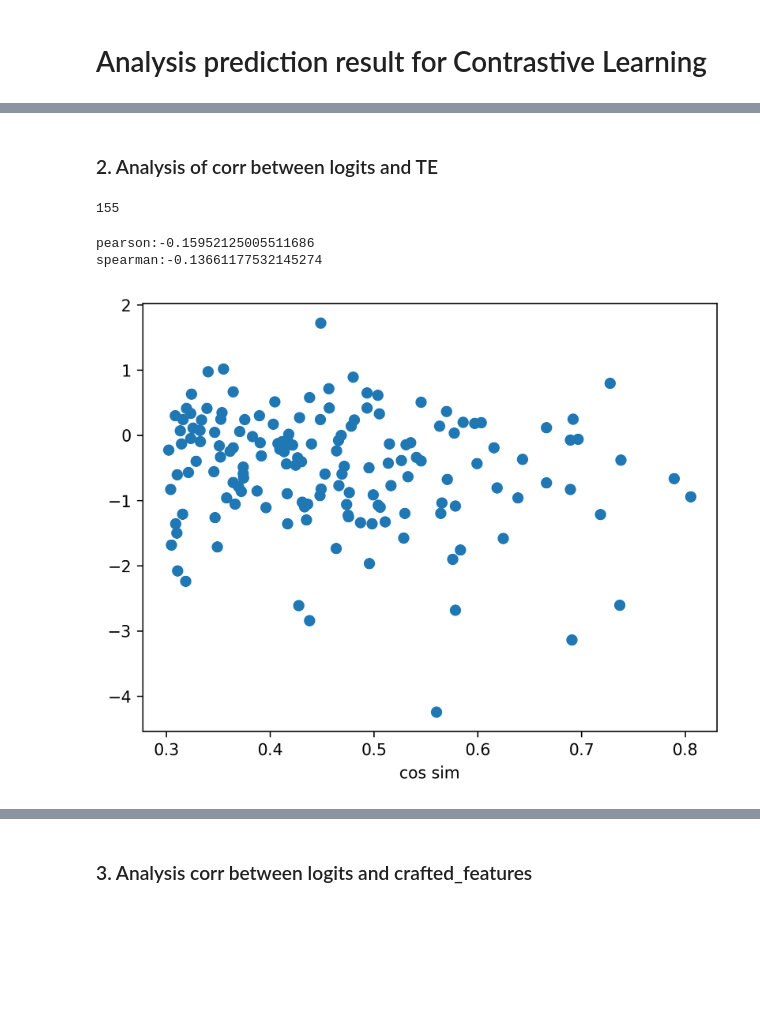
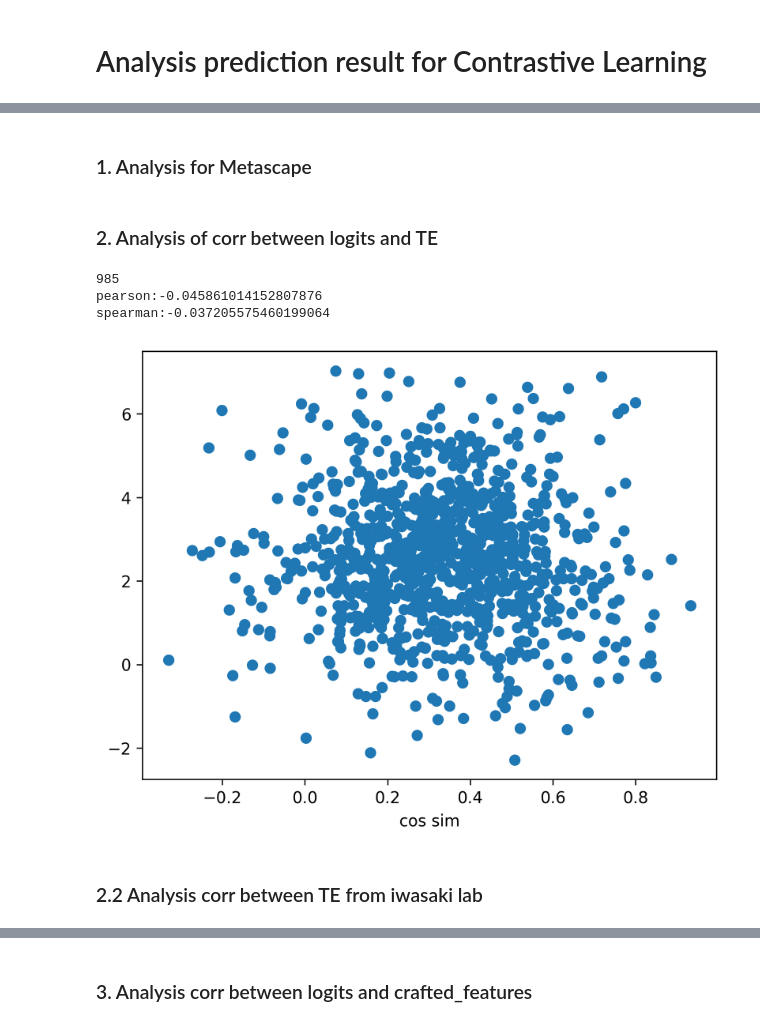
Before and after one commit to hmdlab/utr_pairpred, a Jupyter notebook: pred_analysis.ipynb, the cells around one changed output, grey strips where cells are left out. Drawn from its saved outputs; the diff is of its cells as text; code cells hidden in the pictures; blank space fills up the shorter version.

```diff
--- a/pred_analysis.ipynb
+++ b/pred_analysis.ipynb
@@ -88,7 +93,7 @@ plt.savefig(f"./results/imgs/aucroc_{os.path.basename(data_dir)}")
 # %%
 ## Data setup
 root_dir="./results/runs"
-data_list=["MLP_split_large_ave_cdhit09_model_mod","contrastive_1e4","mouse_MLP_split_large_ave_cdhit09","mouse_contrastive_1e4"]
+data_list=["contrastive_learing_10fold_shuffle_seed0/9","MLP_split_large_ave_10fold_shuffle_seed0","mouse_contrastive_learing_10fold_shuffle_seed0/9","mouse_contrastive_1e4"]
 score_dic=dict()
 pred_res_dic=dict()
 for d in data_list:
@@ -214 +226,3 @@ df_pred_res
 3360 rows × 14 columns
+# %% [markdown]
+### 1. Analysis for Metascape
@@ -215,28 +242,64 @@ df_pred_res
 # %% [markdown]
 ### 2. Analysis of corr between logits and TE
 # %%
-te=pd.read_table("data/human/TE/df_counts_and_len.TE_sorted.HEK_Andrev2015.with_annot.txt",sep=" ")
-#te=pd.read_table("data/human/TE/df_counts_and_len.TE_sorted.pc3.with_annot.txt",sep=" ")
+#te=pd.read_table("data/human/TE/df_counts_and_len.TE_sorted.HEK_Andrev2015.with_annot.txt",sep=" ")
+te=pd.read_table("data/human/TE/df_counts_and_len.TE_sorted.pc3.with_annot.txt",sep=" ")
 te=te.dropna()
 te=te[(te["rpkm_riboseq"]>0.1)&(te["rpkm_rnaseq"]>5)]
+
 te_enst=te["ensembl_tx_id"].values
-
-gencode_enst=df_pred_res[(df_pred_res["label"]==1)&(df_pred_res["cos_sim"]>0.3)]["ENST_ID_PRE"].values
-match_id=list(set(te_enst)&set(gencode_enst))
-print(len(match_id))
-# %% [output]
-155
+# %%
+## For multi set
+flg=1
+for i in range(5):
+    dir  =f"./results/runs/contrastive_learning_seed{i+1}"
+    pred_path = os.path.join(dir,"pred_results.pkl")
+    with open(pred_path,"rb") as f:
+        pred_results=pickle.load(f) # (out_cos_sim,out_logits,pair_idx_list)
+        pair_idx = reconst_pair_idx(pred_results[-1])
+        logits=pred_results[1].reshape(-1)
+        cos_sim = pred_results[0].reshape(-1)
+
+    df_pred_res=pd.DataFrame(pair_idx,columns=["utr5","utr3","label"])
+    df_pred_res["pred"] = list(map(discritize,pred_results[1]))
+    df_pred_res["correct"] = (df_pred_res["label"]==df_pred_res["pred"]).values
+    df_pred_res["logits"] = logits
+    df_pred_res["cos_sim"] = cos_sim
+    df_pred_res["ENST_ID"]=seq_df.iloc[df_pred_res.utr5.values]["ENST_ID"].values
+    df_pred_res["ENST_ID_PRE"]=list(map(lambda enst_id: enst_id.split(".")[0],df_pred_res["ENST_ID"].values))
+    df_pred_res["GENE"]=seq_df.iloc[df_pred_res.utr5.values]["GENE"].values
+    df_pred_res=pd.concat([df_pred_res,seq_df.iloc[:,-4:].iloc[df_pred_res.utr5.values].reset_index(drop=True)],axis=1)
+    df_pred_res.sort_values("cos_sim",ascending=False,inplace=True)
+    if flg:
+        total_df = df_pred_res
+        flg=0
+    else:
+        total_df = pd.concat([total_df,df_pred_res])
+
+    total_df.sort_values("cos_sim",ascending=False,inplace=True)
+    #total_df = total_df[(total_df["label"]==1)&(total_df["correct"]==1)]
+target_df=total_df[~total_df.duplicated(subset="ENST_ID_PRE")]
 # %%
-pred_val=df_pred_res[(df_pred_res["label"]==1)&(df_pred_res["cos_sim"]>0.3)].set_index("ENST_ID_PRE").loc[match_id]["cos_sim"].values
-log_te = np.log(te.set_index("ensembl_tx_id").loc[match_id]["te"].values)
+#target_df = df_pred_res[(df_pred_res["label"]==1)]
+target_df_filt = target_df[target_df["label"]==1]
+gencode_enst=target_df_filt["ENST_ID_PRE"].values
+match_id=list(set(te_enst)&set(gencode_enst))
+print(len(match_id))
+
+
+pred_val=target_df_filt.set_index("ENST_ID_PRE").loc[match_id]["cos_sim"].values
+log_te = np.log(te.set_index("ensembl_tx_id").loc[match_id]["rpkm_riboseq"].values)
 
 plt.scatter(pred_val,log_te)
 pearson,_ = pearsonr(pred_val,log_te)
 spearman,_ = spearmanr(pred_val,log_te)
 plt.xlabel("cos sim")
 print(f"pearson:{pearson}")
 print(f"spearman:{spearman}")
 # %% [output]
-pearson:-0.15952125005511686
-spearman:-0.13661177532145274
+985
+pearson:-0.045861014152807876
+spearman:-0.037205575460199064
-[figure, old version]
+[figure, new version]
+# %% [markdown]
+### 2.2 Analysis corr between TE from iwasaki lab
```
Also changed, not shown: parts of 29 cells of this notebook, 30 other files.
